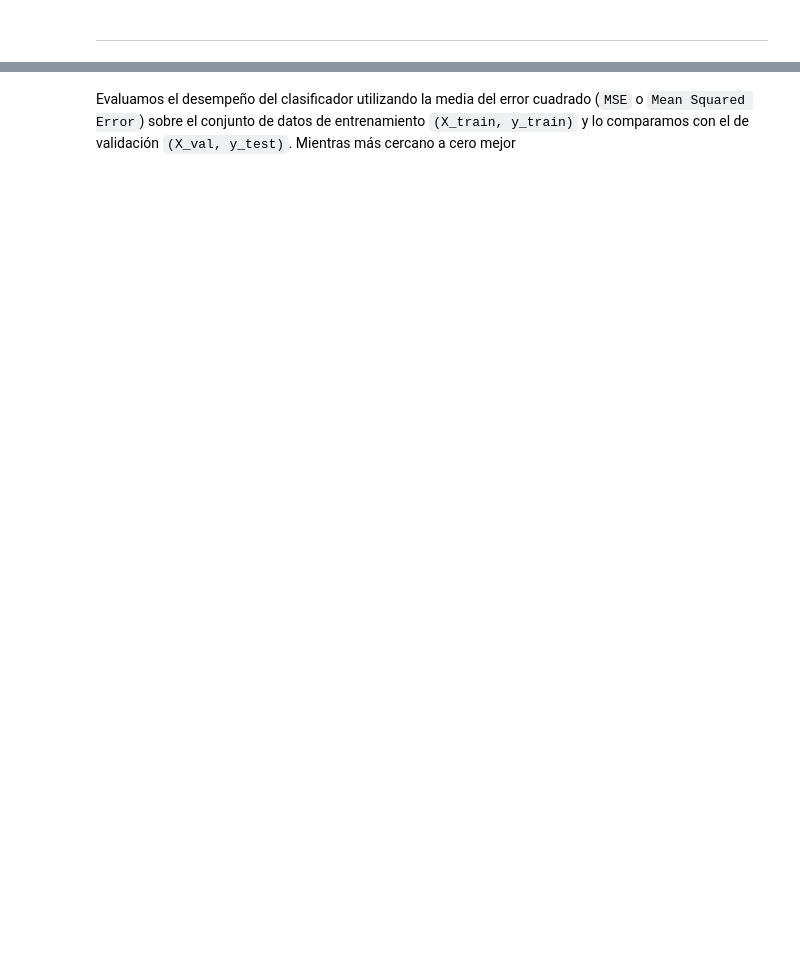
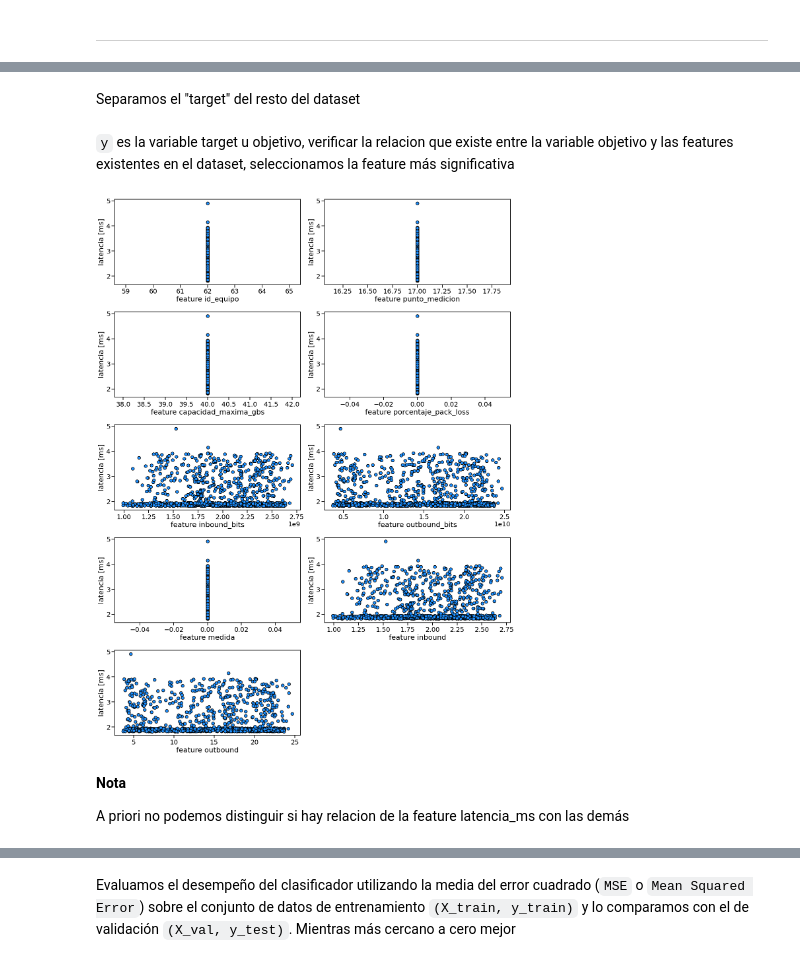
Before and after one commit to diplodatos2020/IntroduccionAprendizajeAutomatico_Mentoria, a Jupyter notebook: Practico_IAA.ipynb, the cells around one changed output, grey strips where cells are left out. Saved outputs shown, nothing was run; the diff lists cells and outputs as text; code cells hidden in the pictures; blank space fills up the shorter version.

```diff
--- a/Practico_IAA.ipynb
+++ b/Practico_IAA.ipynb
@@ -59,0 +355,9 @@ print(df.FECHA_HORA.max())
+# %%
+column='medida'
+# Create a label (punto_medicion) encoder object
+le = LabelEncoder()
+# Fit the encoder to the pandas column
+le.fit(df_notna[column])
+
+# View encoder mapping
+dict(zip(le.classes_,le.transform(le.classes_)))
@@ -59,0 +366,3 @@ print(df.FECHA_HORA.max())
+# %%
+df_notna[column] = le.transform(df_notna[column])
+df_notna.sample(10)
@@ -71,0 +395,3 @@ y = df['LATENCIA_MS']
+# %%
+df_noc_6720hi = df_notna[df_notna['punto_medicion'] == 17]
+df_noc_6720hi.sample(10)
@@ -71,0 +410,28 @@ y = df['LATENCIA_MS']
+# %% [markdown]
+Separamos el "target" del resto del dataset
+# %%
+# X = df_notna.loc[:, df_notna.columns != 'latencia_ms']
+X = df_noc_6720hi.loc[:, ['id_equipo', 'punto_medicion', 'capacidad_maxima_gbs', 'porcentaje_pack_loss', 'inbound_bits', 'outbound_bits', 'medida', 'inbound', 'outbound']]
+y = df_noc_6720hi['latencia_ms']
+# %% [markdown]
+`y` es la variable target u objetivo, verificar la relacion que existe entre la variable objetivo y las features existentes en el dataset, seleccionamos la feature más significativa
+# %%
+fig = plt.figure(figsize=(18, 24))
+
+index = 0
+for feature in X.columns:
+    XX = X[[feature]]
+    index += 1
+    ax = plt.subplot(5, 2, index)
+    ax.scatter(XX[:], y, facecolor="dodgerblue", edgecolor="k", label="datos")
+    ax.set_xlabel(f'feature {feature}')
+    ax.set_ylabel('latencia [ms]')
+    # end for
+fig.tight_layout()
+plt.show()
+# %% [output]
+[figure, added]
+# %% [markdown]
+**Nota**
+
+A priori no podemos distinguir si hay relacion de la feature latencia_ms con las demás
```
Also changed, not shown: parts of 106 cells of this notebook.
